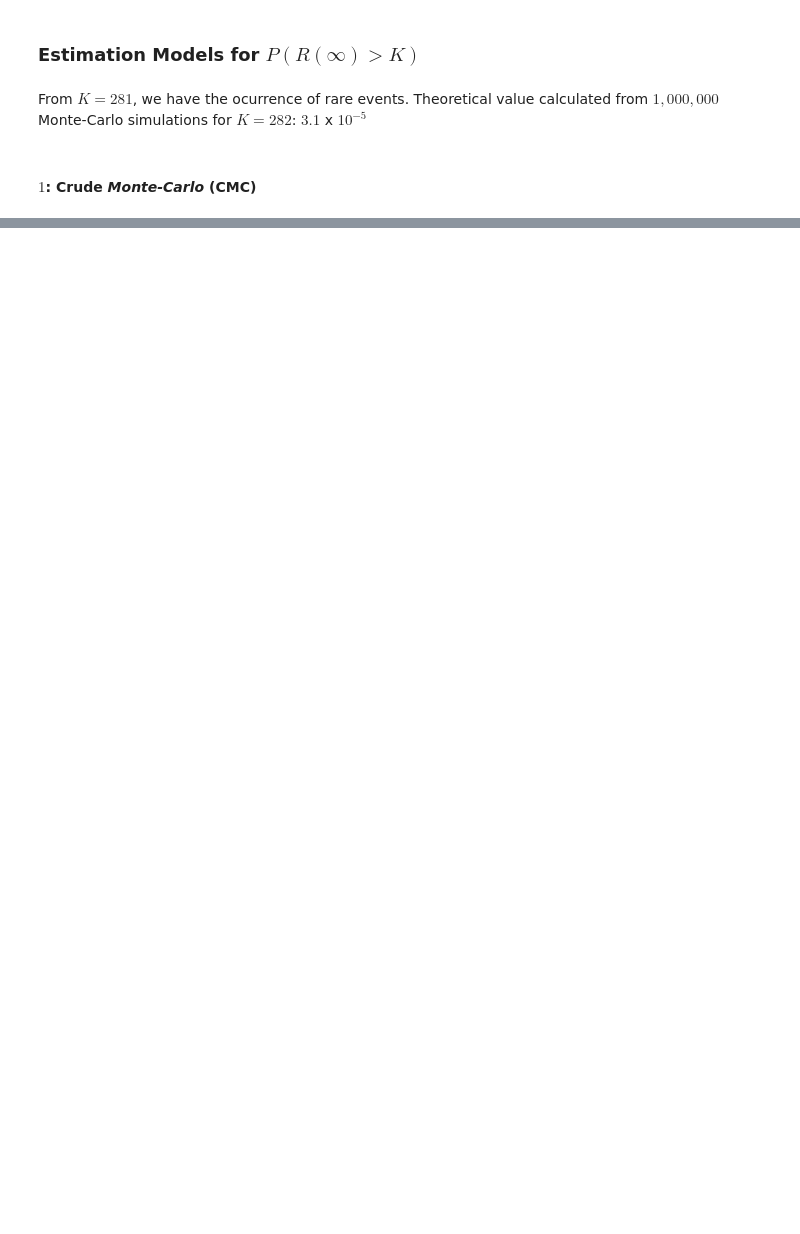
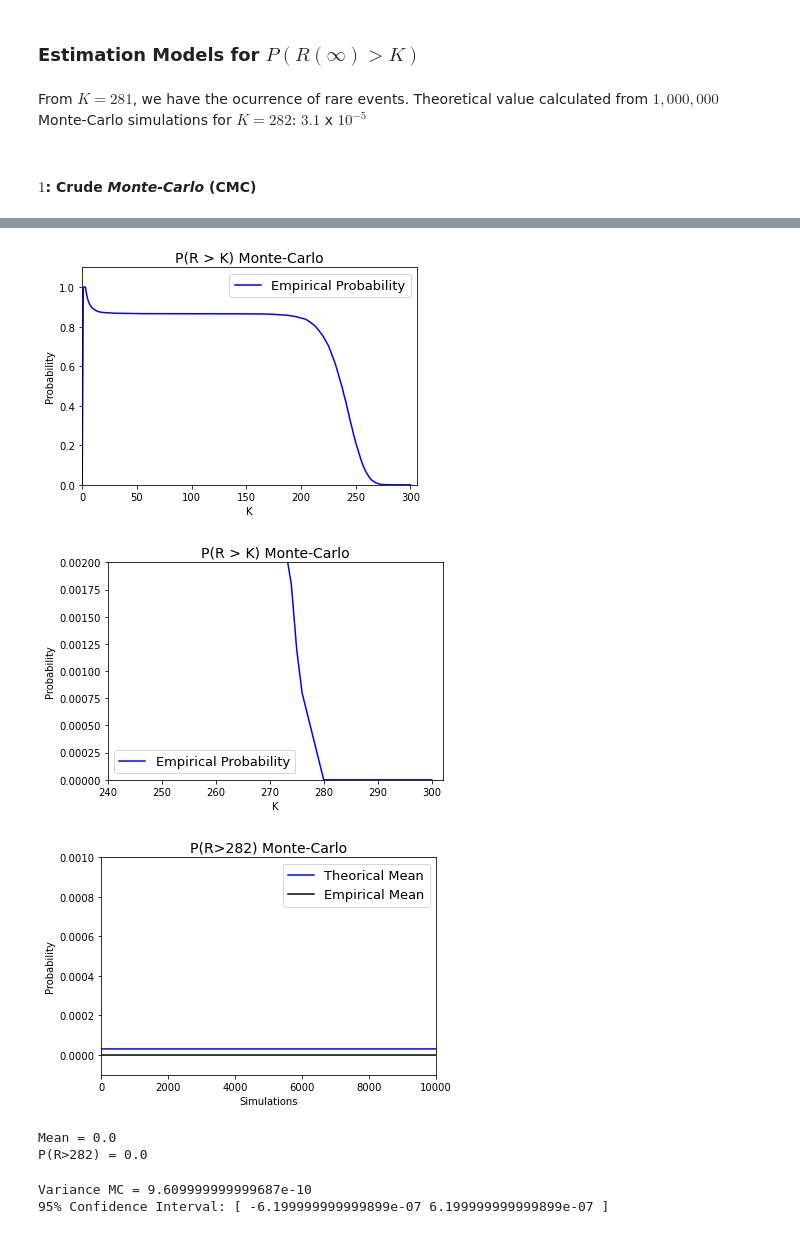
Before and after one commit to FelipeBuzato/SIR-Model, a Jupyter notebook: SIR Model.ipynb, the cells around one changed output, grey strips where cells are left out. Saved outputs shown, nothing was run; the diff lists cells and outputs as text; code cells hidden in the pictures; blank space fills up the shorter version.

```diff
--- a/SIR Model.ipynb
+++ b/SIR Model.ipynb
@@ -178,0 +181,77 @@ Theoretical value calculated from $1,000,000$ Monte-Carlo simulations for **$K =
+# %%
+Rep_CMC = int(1e4)             # Number of simulations
+CMC = np.zeros(N+1)            # Probability vetors for each K
+K_chosen = 282                 # K from P(R>K)
+Prob_CMC = np.zeros(Rep_CMC+1) # Probability vectors for K = 280
+Mean_CMC = 0                    # Average of R final
+
+# Simulations de MC
+for j in range(Rep_CMC):
+  [T, S, I, R, Time, Size] = Epidemie(N, tmax, i0, beta, gamma)
+  CMC[int(Size)] = CMC[int(Size)] + 1
+  if Size >= K_chosen:
+    Prob_CMC[j+1] = (Prob_CMC[j]*j + 1)/(j+1)
+  else: Prob_CMC[j+1] = Prob_CMC[j]*j/(j+1)
+  Moy_CMC = Mean_CMC + Size
+
+# Normalisation
+CMC = CMC/Rep_CMC
+Mean_CMC = Mean_CMC/Rep_CMC
+
+# Jusqu'à maintenant on a P(R=K), mais on veut P(R>K)
+for i in range(1, N):
+  CMC[N-i] = CMC[N-i] + CMC[N-i+1]
+
+# Plotage des graphiques
+x = np.linspace(0, N, N+1)
+plt.plot(x, CMC, 'b', label = 'Empirical Probability')
+
+plt.axis([0, N+N/50, 0, 1.1])
+plt.legend(loc="best", fontsize=13)
+plt.xlabel("K")
+plt.ylabel("Probability")
+plt.title("P(R > K) Monte-Carlo", fontsize=14)
+plt.show()
+
+z = np.linspace(0, N, N+1)
+plt.plot(x, CMC, 'b', label = 'Empirical Probability')
+
+plt.axis([N-N/5, N+2, 0, 0.002])
+plt.legend(loc="best", fontsize=13)
+plt.xlabel("K")
+plt.ylabel("Probability")
+plt.title("P(R > K) Monte-Carlo", fontsize=14)
+plt.show()
+
+y = np.linspace(0, Rep_CMC, Rep_CMC+1)
+plt.plot(y, [0.000031]*(Rep_CMC+1), color = 'b', label = 'Theorical Mean')
+plt.plot(y, Prob_CMC, color = 'black', label = 'Empirical Mean')
+
+plt.axis([0, Rep_CMC, -0.0001, 0.001])
+plt.legend(loc="best", fontsize=13)
+plt.xlabel("Simulations")
+plt.ylabel("Probability")
+plt.title("P(R>282) Monte-Carlo", fontsize=14)
+plt.show()
+print('Mean =', Mean_CMC)
+print('P(R>282) =', CMC[K_chosen])
+# %% [output]
+[figure, added]
+[figure, added]
+[figure, added]
+Mean = 0.0
+P(R>282) = 0.0
+# %%
+# Variance
+Var = 0
+for i in range(1, Rep_CMC+1):
+  Var = Var + (Prob_CMC[i] - 0.000031)**2
+Var = Var/Rep_CMC
+print('Variance MC =', Var)
+
+#Intervalle de confiance de 95%
+bounds = 2*math.sqrt(Var/Rep_CMC)
+print('95% Confidence Interval: [', Prob_CMC[-1] - bounds, Prob_CMC[-1] + bounds, ']')
+# %% [output]
+Variance MC = 9.609999999999687e-10
+95% Confidence Interval: [ -6.199999999999899e-07 6.199999999999899e-07 ]
```
Also changed, not shown: parts of 15 cells of this notebook.
